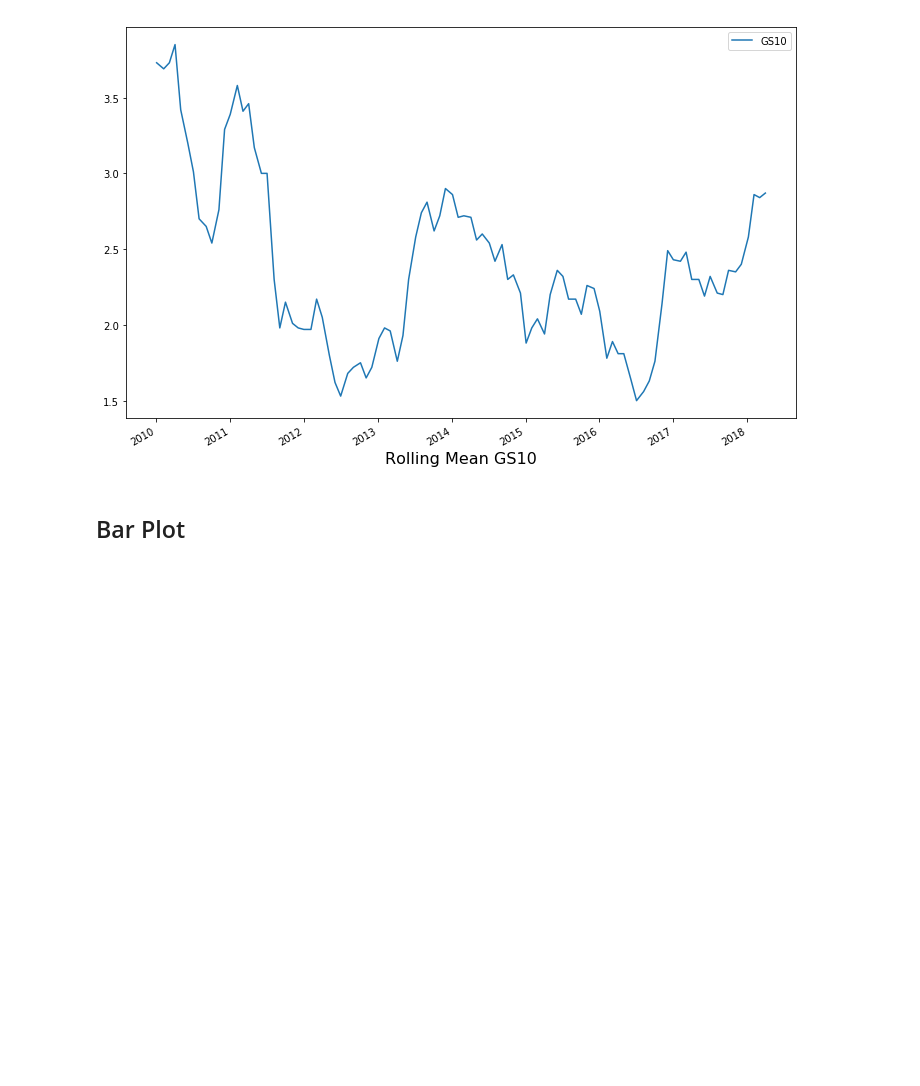
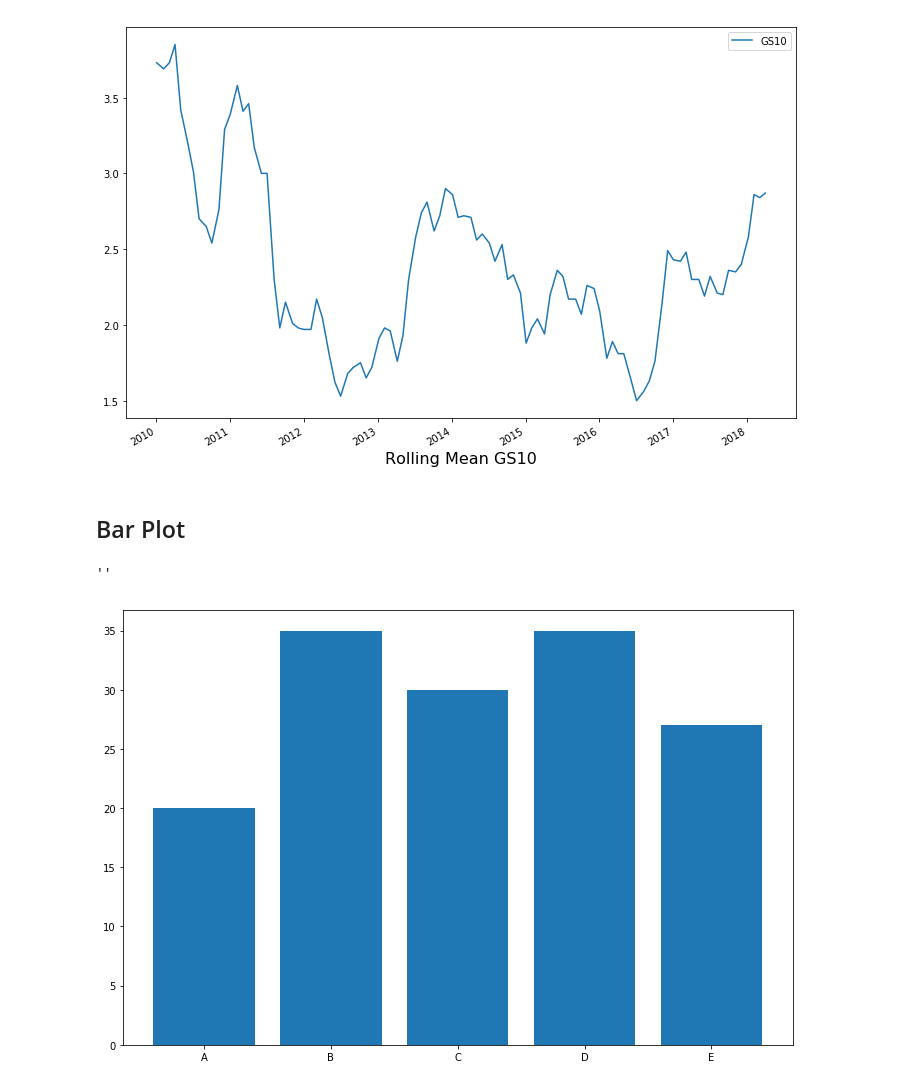
Before and after one commit to jaspajjr/pydata-visualisation, a Jupyter notebook: basic-matplotlib-plotting.ipynb, the cells around one changed output. Drawn from its saved outputs; the diff is of its cells as text; code cells hidden in the pictures; blank space fills up the shorter version.

Commit message:
Added bar chart.

```diff
--- a/basic-matplotlib-plotting.ipynb
+++ b/basic-matplotlib-plotting.ipynb
@@ -127,0 +125,14 @@ Text(0.5,0,'Rolling Mean GS10')
+# %%
+fig = plt.figure(figsize=(12, 8))
+ax = fig.add_subplot(111)
+
+x_data = [0, 1, 2, 3, 4]
+values = [20, 35, 30, 35, 27]
+ax.bar(x_data, values)
+
+ax.set_xticks(x_data)
+ax.set_xticklabels(('A', 'B', 'C', 'D', 'E'))
+;
+# %% [output]
+''
+[figure, added]
```
Also changed, not shown: parts of 1 cell of this notebook.
